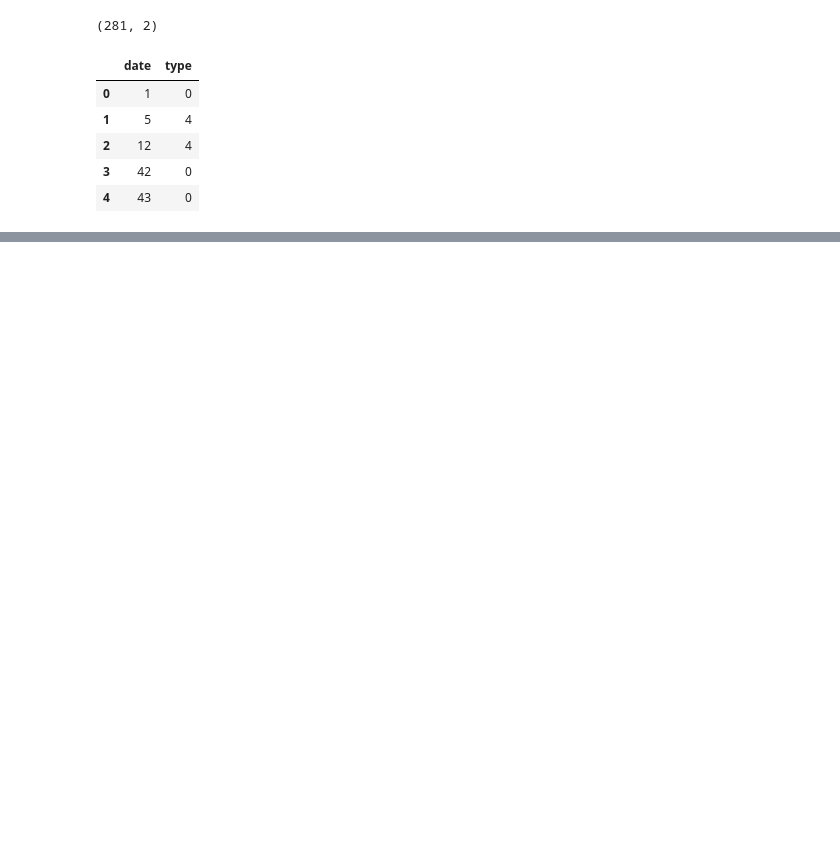
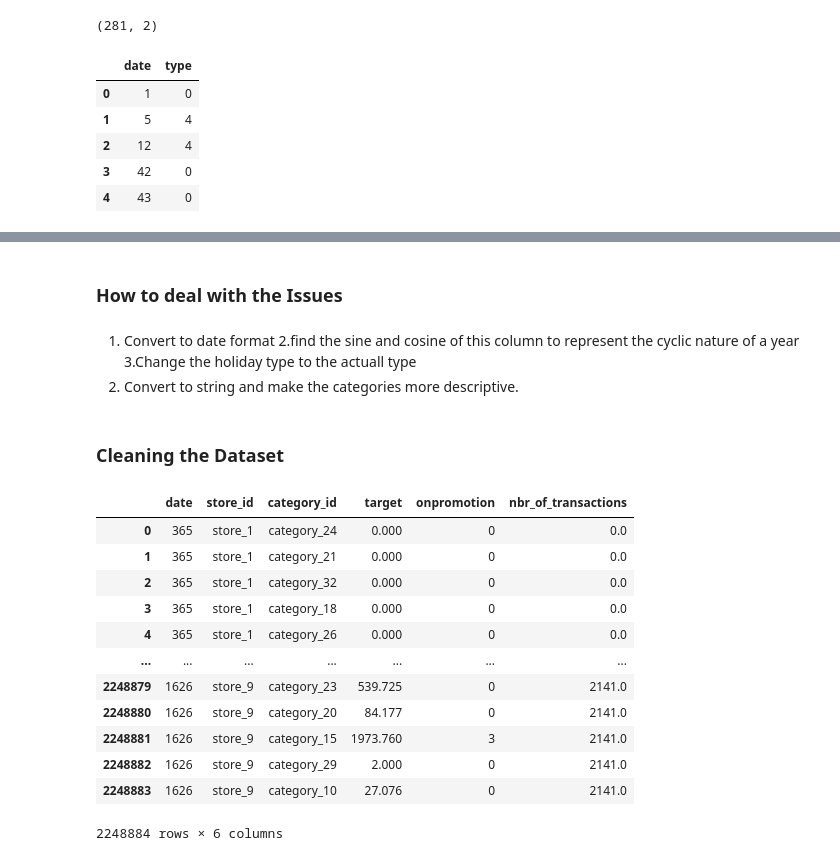
Before and after one commit to Gilbert-B/Forecasting-Sales, a Jupyter notebook: notebook/Sales_Forecast.ipynb, the cells around one changed output, grey strips where cells are left out. Drawn from its saved outputs; the diff is of its cells as text; code cells hidden in the pictures; blank space fills up the shorter version.

```diff
--- a/notebook/Sales_Forecast.ipynb
+++ b/notebook/Sales_Forecast.ipynb
@@ -410,0 +404,25 @@ array(['store_1', 'store_2', 'store_3', 'store_4', 'store_5', 'store_6',
+# %% [markdown]
+### How to deal with the Issues
+# %% [markdown]
+1. Convert to date format
+2.find the sine and cosine of this column to represent the cyclic nature of a year
+3.Change the holiday type to the actuall type
+4. Convert to string and make the categories more descriptive.
+# %% [markdown]
+### Cleaning the Dataset
+# %%
+train
+# %% [output]
+|  | date | store_id | category_id | target | onpromotion | nbr_of_transactions |
+| 0 | 365 | store_1 | category_24 | 0.000 | 0 | 0.0 |
+| 1 | 365 | store_1 | category_21 | 0.000 | 0 | 0.0 |
+| 2 | 365 | store_1 | category_32 | 0.000 | 0 | 0.0 |
+| 3 | 365 | store_1 | category_18 | 0.000 | 0 | 0.0 |
+| 4 | 365 | store_1 | category_26 | 0.000 | 0 | 0.0 |
+| ... | ... | ... | ... | ... | ... | ... |
+| 2248879 | 1626 | store_9 | category_23 | 539.725 | 0 | 2141.0 |
+| 2248880 | 1626 | store_9 | category_20 | 84.177 | 0 | 2141.0 |
+| 2248881 | 1626 | store_9 | category_15 | 1973.760 | 3 | 2141.0 |
+| 2248882 | 1626 | store_9 | category_29 | 2.000 | 0 | 2141.0 |
+| 2248883 | 1626 | store_9 | category_10 | 27.076 | 0 | 2141.0 |
+2248884 rows × 6 columns
```
Also changed, not shown: parts of 82 cells of this notebook.
